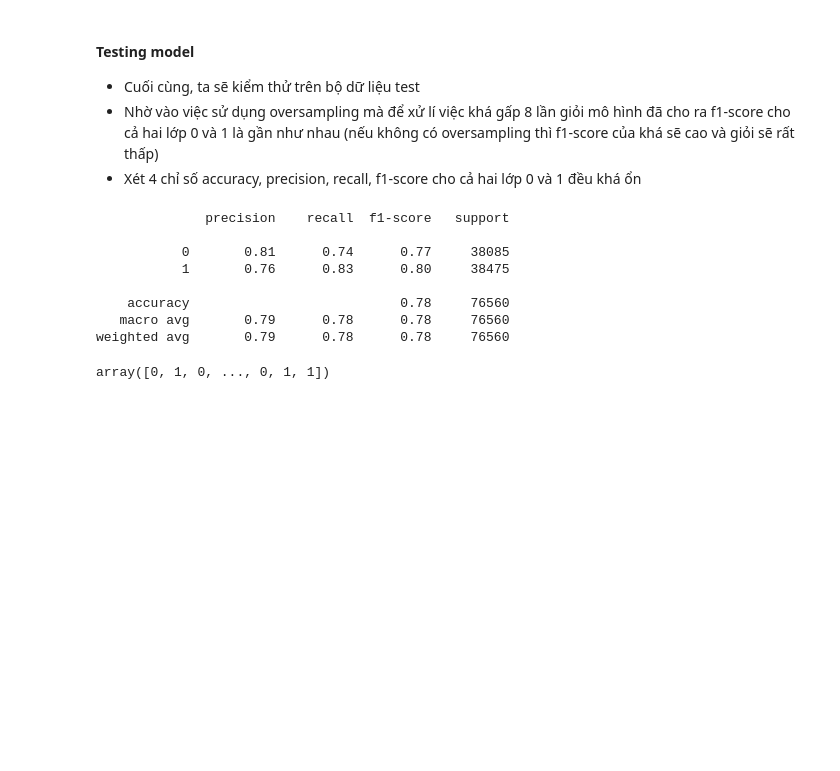
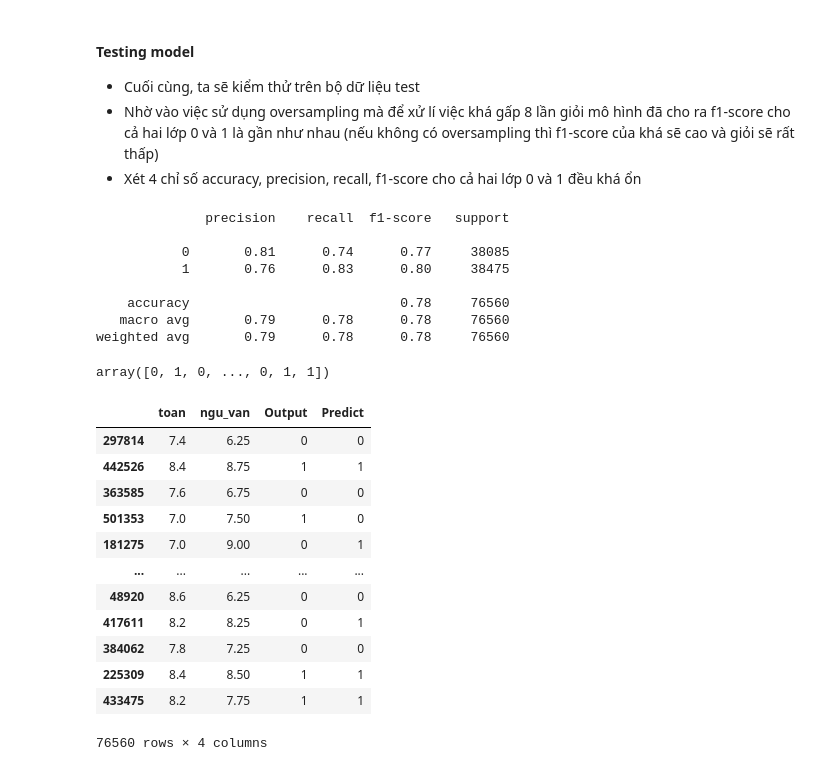
Before and after one commit to ntp-shin/Introduction_to_Data_Science, a Jupyter notebook: 4.2_Predict-Regression.ipynb, the cells around one changed output. Cells and saved outputs as stored; diff of their text form; code cells hidden in the pictures; blank space fills up the shorter version.

```diff
--- a/4.2_Predict-Regression.ipynb
+++ b/4.2_Predict-Regression.ipynb
@@ -252,7 +273,7 @@ ros = RandomOverSampler(random_state=0)
 X_xltn_resampled, y_xltn_resampled = ros.fit_resample(X_xltn, y_xltn)
 
 X_train_xltn, X_test_xltn, y_train_xltn, y_test_xltn = train_test_split(X_xltn_resampled, y_xltn_resampled, test_size=0.1, random_state=0)
-y_train_xltn = y_train_xltn.replace(['Kha', 'Gioi'], [0, 1])
-y_test_xltn = y_test_xltn.replace(['Kha', 'Gioi'], [0, 1])
+y_train_xltn = column_or_1d(y_train_xltn.replace(['Kha', 'Gioi'], [0, 1]), warn=False)
+y_test_xltn = column_or_1d(y_test_xltn.replace(['Kha', 'Gioi'], [0, 1]), warn=False)
 # %% [markdown]
 #### Trainning model
@@ -260,14 +280,0 @@ Sau đó, ta tìm bộ tham số tốt nhất trên 6 candidates và sử dụng
-# %%
-%%time
-def LogisticRegression_Pipe(**kwargs):
-    return make_pipeline(StandardScaler(), LogisticRegression(**kwargs))
-
-rskf = RepeatedStratifiedKFold(n_splits=10, n_repeats=10, random_state=0)
-param_distributions = {'logisticregression__penalty': ['l1', 'l2', 'elasticnet'],
-#                        'logisticregression__tol': [1e-3, 1e-4, 1e-5, 1e-6],
-#                        'logisticregression__max_iter': [50, 100, 150, 200],
-#                        'logisticregression__solver': ['lbfgs', 'liblinear', 'newton-cg', 'newton-cholesky', 'sag', 'saga'],
-                       'logisticregression__fit_intercept': [True, False]}
-
-logis_grid = RandomizedSearchCV(LogisticRegression_Pipe(), param_distributions=param_distributions, n_iter=6, cv=rskf, scoring='f1', random_state=0)
-logis_grid.fit(X_train_xltn, column_or_1d(y_train_xltn, warn=True))
@@ -295,11 +333,3 @@ Best Hyperparameters: {'logisticregression__penalty': 'l2', 'logisticregression_
 # %% [markdown]
 - Dựa trên bộ tham số này ta sẽ tạo pipeline tương ứng
 - Fit bộ dữ liệu train trên pipeline này và thực hiện dự đoán dựa trên test
-# %%
-pipe_logisreg = LogisticRegression_Pipe(penalty=logis_grid.best_params_['logisticregression__penalty'],
-#                                         tol=logis_grid.best_params_['logisticregression__tol'],
-#                                         max_iter=logis_grid.best_params_['logisticregression__max_iter'],
-#                                         solver=logis_grid.best_params_['logisticregression__solver'],
-                                        fit_intercept=logis_grid.best_params_['logisticregression__fit_intercept'])
-
-pipe_logisreg.fit(X_train_xltn, y_train_xltn)
@@ -309,0 +336,8 @@ Pipeline(steps=[('standardscaler', StandardScaler()),
+# %%
+pipe_logisreg = LogisticRegression_Pipe(penalty=trial.params['penalty'],
+                                        tol=trial.params['tol'],
+                                        max_iter=trial.params['max_iter'],
+#                                         solver=trial.params['solver'],
+                                        fit_intercept=trial.params['fit_intercept'])
+
+pipe_logisreg.fit(X_train_xltn, column_or_1d(y_train_xltn, warn=False))
@@ -334,3 +373,22 @@ y_test_pred_xltn
    macro avg       0.79      0.78      0.78     76560
 weighted avg       0.79      0.78      0.78     76560
 array([0, 1, 0, ..., 0, 1, 1])
+# %%
+predict_xltn_df = X_test_xltn.copy()
+predict_xltn_df['Output'] = y_test_xltn
+predict_xltn_df['Predict'] = y_test_pred_xltn
+predict_xltn_df
+# %% [output]
+|  | toan | ngu_van | Output | Predict |
+| 297814 | 7.4 | 6.25 | 0 | 0 |
+| 442526 | 8.4 | 8.75 | 1 | 1 |
+| 363585 | 7.6 | 6.75 | 0 | 0 |
+| 501353 | 7.0 | 7.50 | 1 | 0 |
+| 181275 | 7.0 | 9.00 | 0 | 1 |
+| ... | ... | ... | ... | ... |
+| 48920 | 8.6 | 6.25 | 0 | 0 |
+| 417611 | 8.2 | 8.25 | 0 | 1 |
+| 384062 | 7.8 | 7.25 | 0 | 0 |
+| 225309 | 8.4 | 8.50 | 1 | 1 |
+| 433475 | 8.2 | 7.75 | 1 | 1 |
+76560 rows × 4 columns
```
Also changed, not shown: parts of 19 cells of this notebook.
